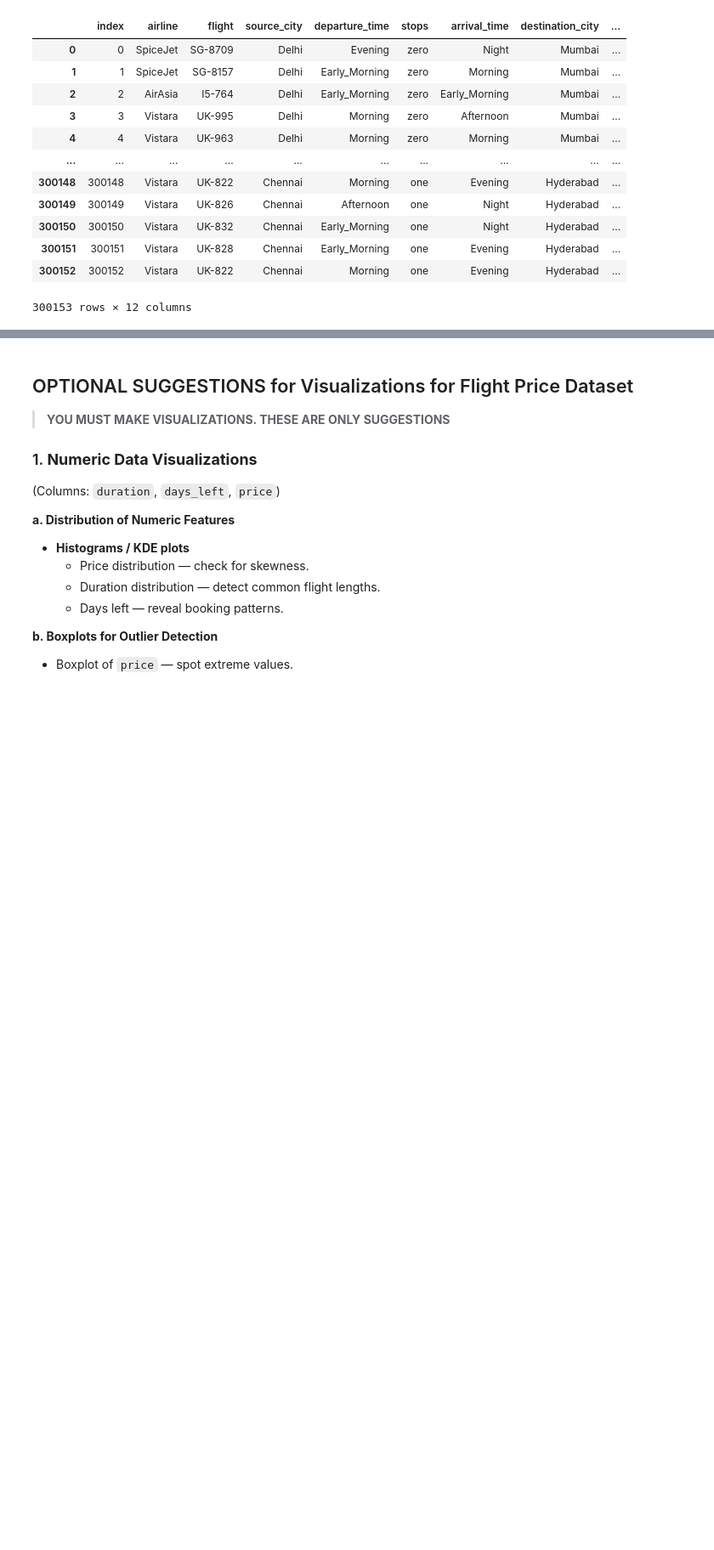
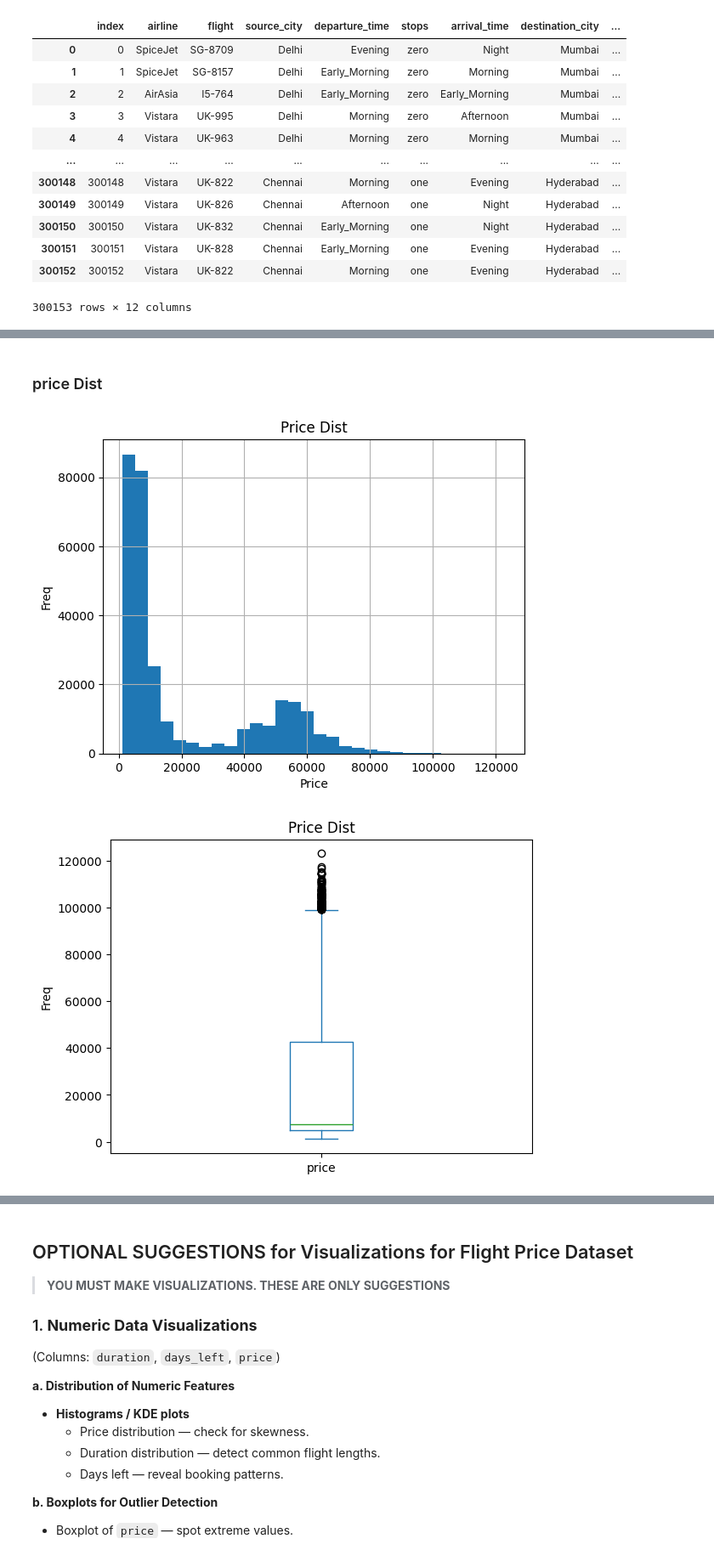
Before and after one commit to belalmohsen13/Machine_Learning, a Jupyter notebook: regression /Regression_Task.ipynb, the cells around one changed output, grey strips where cells are left out. Shown at 85% size. Cells and saved outputs as stored; diff of their text form; code cells hidden in the pictures; blank space fills up the shorter version.

```diff
--- a/regression /Regression_Task.ipynb
+++ b/regression /Regression_Task.ipynb
@@ -294,0 +406,16 @@ df
+# %% [markdown]
+### price Dist
+# %%
+df['price'].hist(bins=30)
+plt.title("Price Dist")
+plt.xlabel("Price")
+plt.ylabel("Freq")
+plt.show()
+
+df['price'].plot(kind='box')
+plt.title("Price Dist")
+plt.ylabel("Freq")
+plt.show()
+# %% [output]
+[figure, added]
+[figure, added]
```
Also changed, not shown: parts of 47 cells of this notebook.
